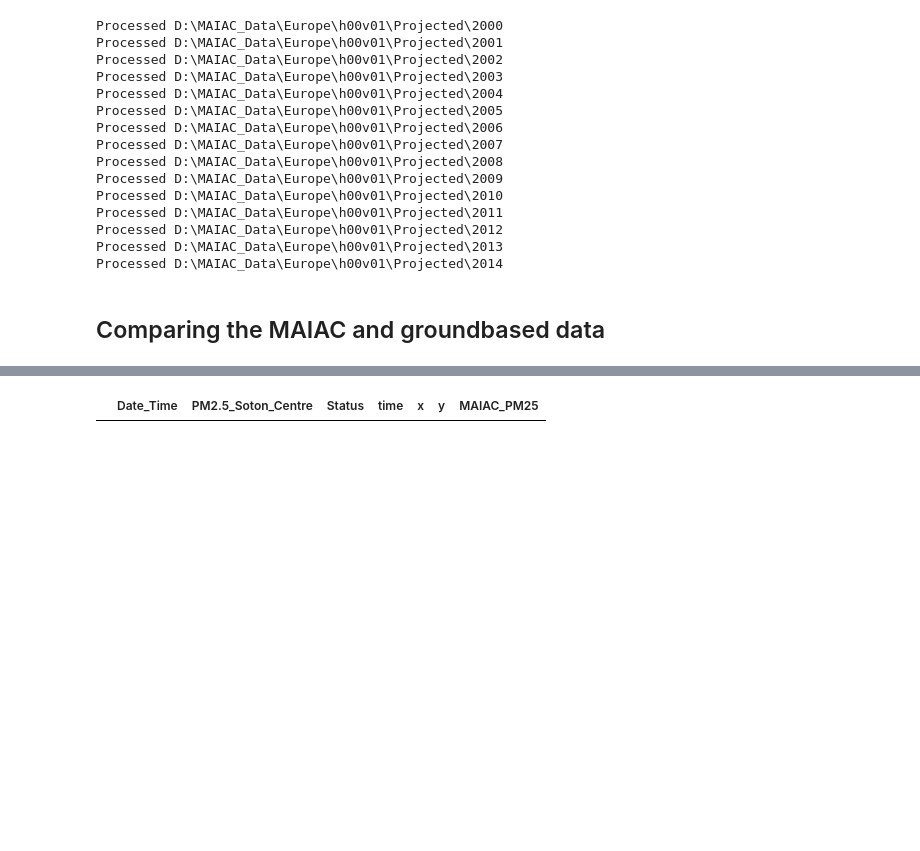
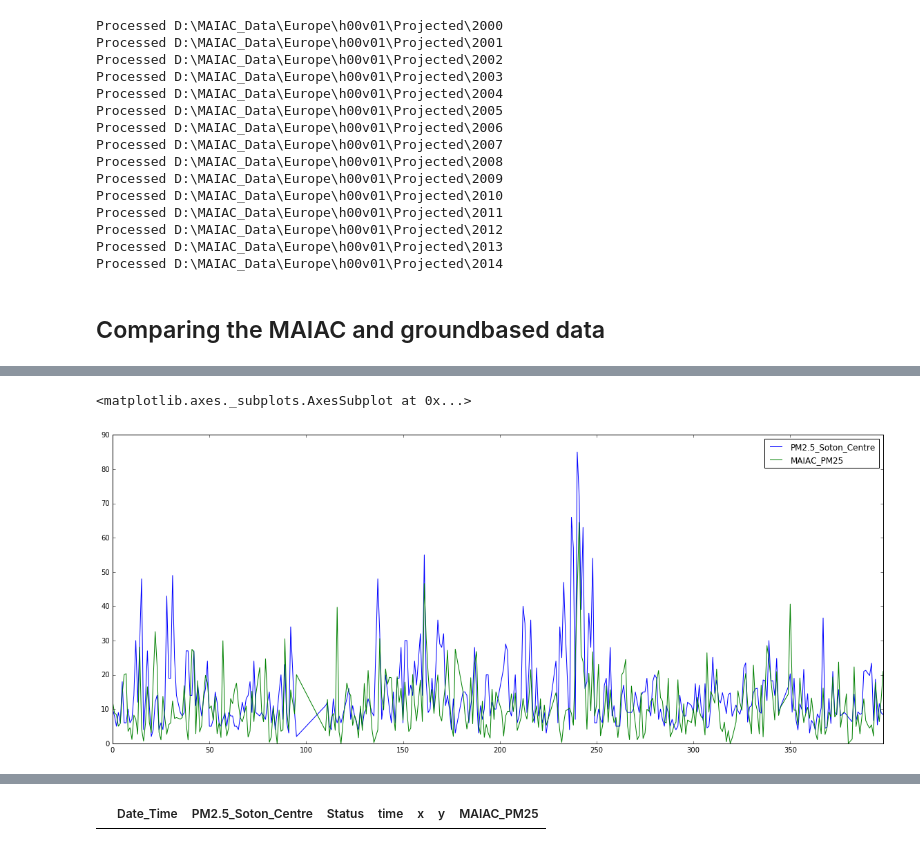
Before and after one commit to annalisasheehan/masters, a Jupyter notebook: AURN_Validation.ipynb, the cells around one changed output, grey strips where cells are left out. Drawn from its saved outputs; the diff is of its cells as text; code cells hidden in the pictures; blank space fills up the shorter version.

```diff
--- a/AURN_Validation.ipynb
+++ b/AURN_Validation.ipynb
@@ -99,0 +130,8 @@ MAIAC_Soton[:10]
+# %%
+MAIAC_Soton = MAIAC_Soton.sort_index()
+# %%
+indexed = MAIAC_Soton.reindex(AURN_Soton.index, method='nearest', tolerance='10Min').dropna()
+# %%
+result = pd.merge(AURN_Soton, indexed, left_index=True, right_index=True).reset_index().rename(columns={'time':'AURN_Time', 'timestamp':'MAIAC_Time'})
+# %%
+result = result[['MAIAC_Time', 'AURN_Time', 'PM2.5_Soton_Centre', 'MAIAC_PM25']].dropna()
@@ -99,0 +148,5 @@ MAIAC_Soton[:10]
+# %%
+result.plot(figsize=(20, 8))
+# %% [output]
+<matplotlib.axes._subplots.AxesSubplot at 0x...>
+[figure, added]
```
Also changed, not shown: parts of 22 cells of this notebook.
